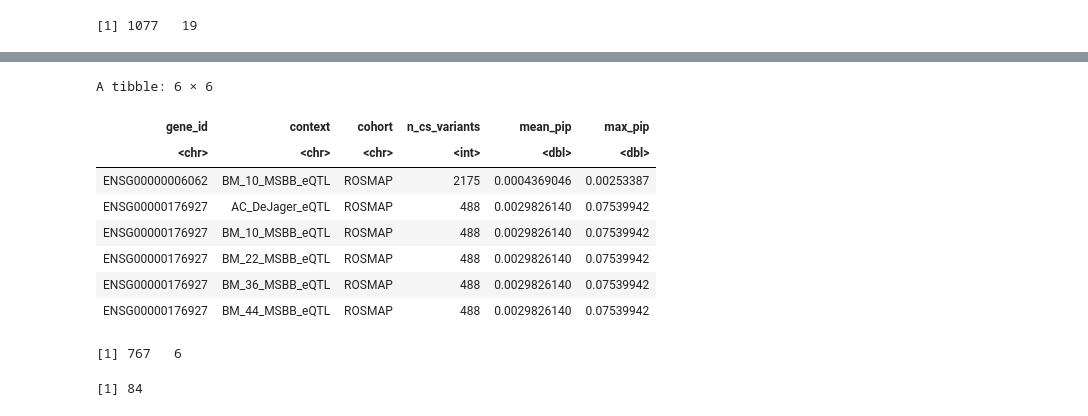
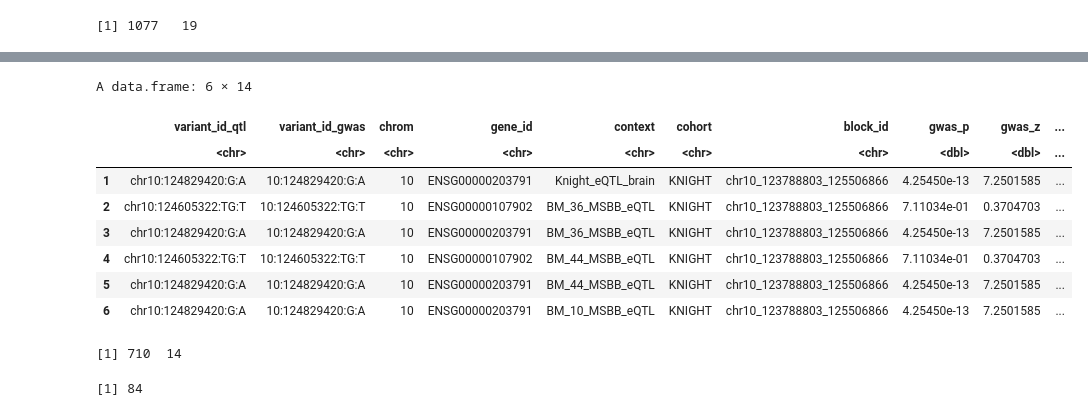
Before and after one commit to rl3328/DNE_xQTL_paper, a Jupyter notebook: main_text/4_candidate_genes/staging/interested_genes/TWAS_QTL/manual_cTWAS_QTL_gene/Aging2_causal_TWAS_gene_manual_selection.ipynb, the cells around one changed output, grey strips where cells are left out. Saved outputs shown, nothing was run; the diff lists cells and outputs as text; code cells hidden in the pictures.

```diff
--- a/main_text/4_candidate_genes/staging/interested_genes/TWAS_QTL/manual_cTWAS_QTL_gene/Aging2_causal_TWAS_gene_manual_selection.ipynb
+++ b/main_text/4_candidate_genes/staging/interested_genes/TWAS_QTL/manual_cTWAS_QTL_gene/Aging2_causal_TWAS_gene_manual_selection.ipynb
@@ -582,15 +608,15 @@ Gene ENSG00000203791_BM_36_MSBB_eQTL_KNIGHT : Selected 24 variants in credible s
 # %%
-head(gene_summary)
-dim(gene_summary)
+head(final_df)
+dim(final_df)
 # %% [output]
-A tibble: 6 × 6
+A data.frame: 6 × 14
-| gene_id | context | cohort | n_cs_variants | mean_pip | max_pip |
-| <chr> | <chr> | <chr> | <int> | <dbl> | <dbl> |
-| ENSG00000006062 | BM_10_MSBB_eQTL | ROSMAP | 2175 | 0.0004369046 | 0.00253387 |
-| ENSG00000176927 | AC_DeJager_eQTL | ROSMAP | 488 | 0.0029826140 | 0.07539942 |
-| ENSG00000176927 | BM_10_MSBB_eQTL | ROSMAP | 488 | 0.0029826140 | 0.07539942 |
-| ENSG00000176927 | BM_22_MSBB_eQTL | ROSMAP | 488 | 0.0029826140 | 0.07539942 |
-| ENSG00000176927 | BM_36_MSBB_eQTL | ROSMAP | 488 | 0.0029826140 | 0.07539942 |
-| ENSG00000176927 | BM_44_MSBB_eQTL | ROSMAP | 488 | 0.0029826140 | 0.07539942 |
+|  | variant_id_qtl | variant_id_gwas | chrom | gene_id | context | cohort | block_id | gwas_p | gwas_z | ... |
+|  | <chr> | <chr> | <chr> | <chr> | <chr> | <chr> | <chr> | <dbl> | <dbl> | ... |
+| 1 | chr10:124829420:G:A | 10:124829420:G:A | 10 | ENSG00000203791 | Knight_eQTL_brain | KNIGHT | chr10_123788803_125506866 | 4.25450e-13 | 7.2501585 | ... |
+| 2 | chr10:124605322:TG:T | 10:124605322:TG:T | 10 | ENSG00000107902 | BM_36_MSBB_eQTL | KNIGHT | chr10_123788803_125506866 | 7.11034e-01 | 0.3704703 | ... |
+| 3 | chr10:124829420:G:A | 10:124829420:G:A | 10 | ENSG00000203791 | BM_36_MSBB_eQTL | KNIGHT | chr10_123788803_125506866 | 4.25450e-13 | 7.2501585 | ... |
+| 4 | chr10:124605322:TG:T | 10:124605322:TG:T | 10 | ENSG00000107902 | BM_44_MSBB_eQTL | KNIGHT | chr10_123788803_125506866 | 7.11034e-01 | 0.3704703 | ... |
+| 5 | chr10:124829420:G:A | 10:124829420:G:A | 10 | ENSG00000203791 | BM_44_MSBB_eQTL | KNIGHT | chr10_123788803_125506866 | 4.25450e-13 | 7.2501585 | ... |
+| 6 | chr10:124829420:G:A | 10:124829420:G:A | 10 | ENSG00000203791 | BM_10_MSBB_eQTL | KNIGHT | chr10_123788803_125506866 | 4.25450e-13 | 7.2501585 | ... |
-[1] 767   6
+[1] 710  14
 # %%
```
Also changed, not shown: parts of 5 cells of this notebook, 1 other file.
